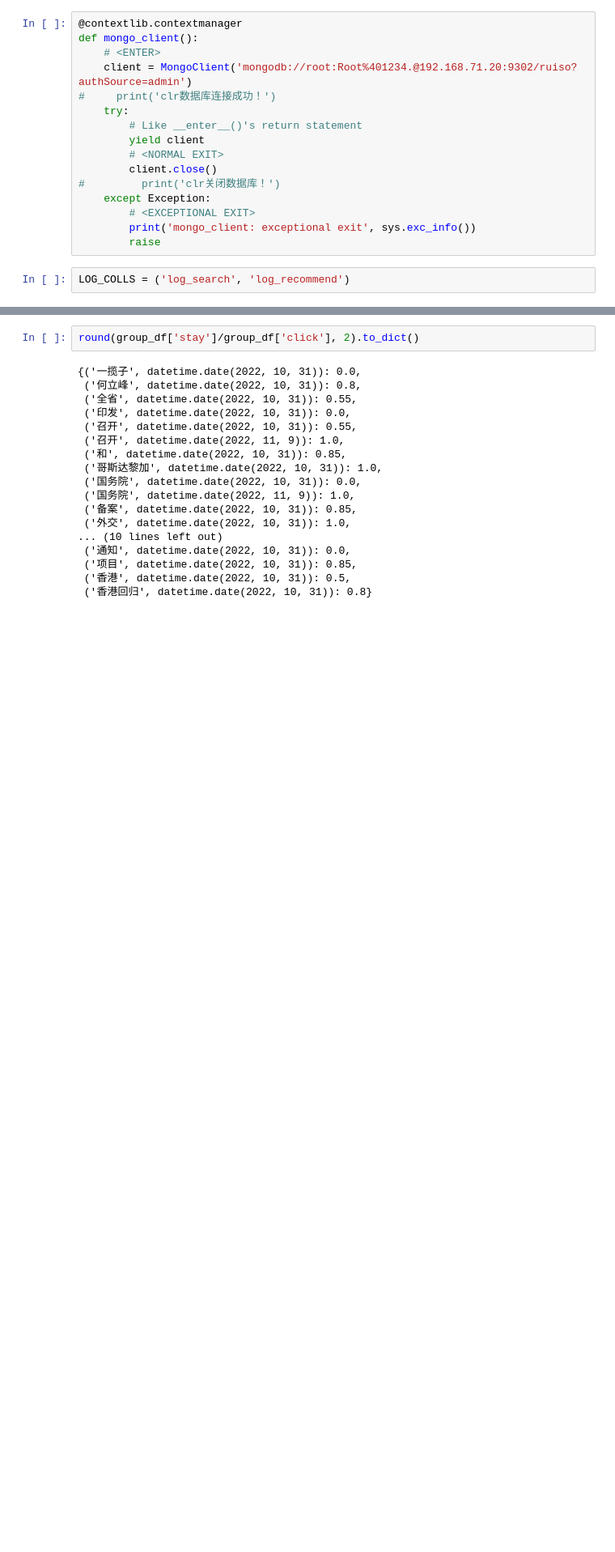
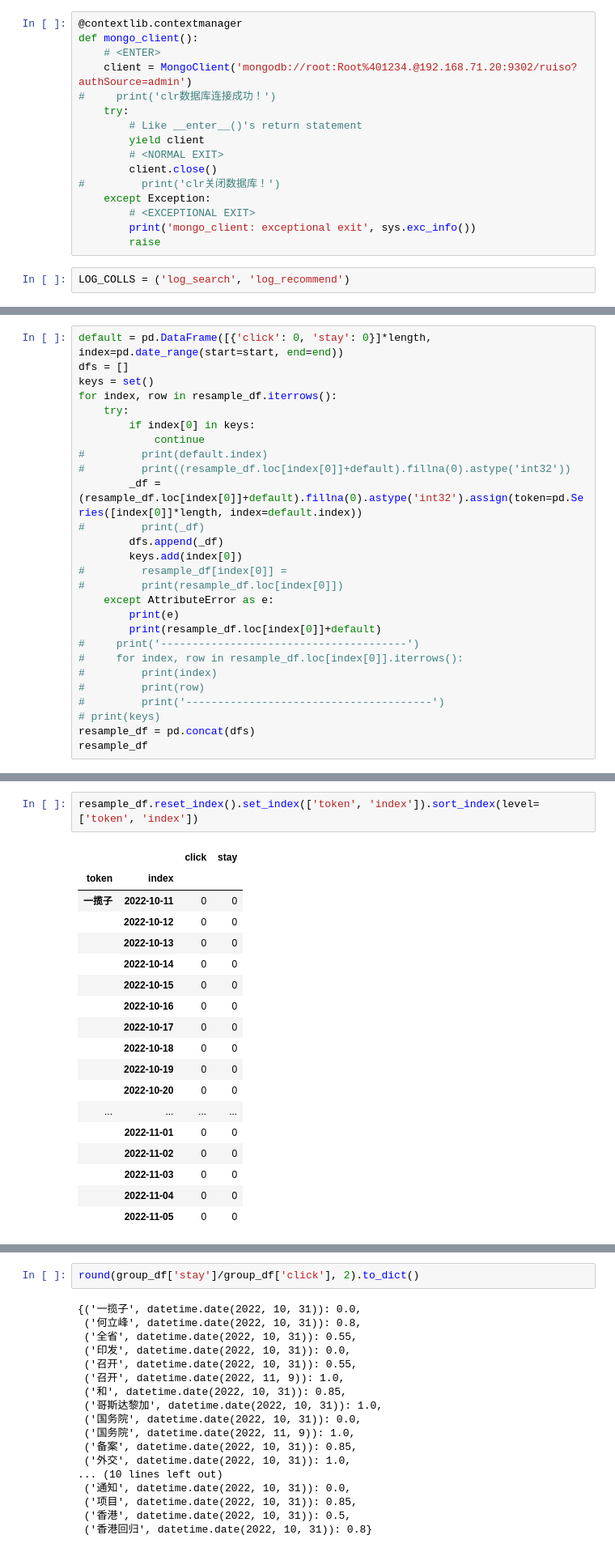
Before and after one commit to ForeverDreamer/notes, a Jupyter notebook: pluralsight/pandas/ruiso/test.ipynb, the cells around one changed output, grey strips where cells are left out. Shown at 81% size. Drawn from its saved outputs; the diff is of its cells as text; blank space fills up the shorter version.

```diff
--- a/pluralsight/pandas/ruiso/test.ipynb
+++ b/pluralsight/pandas/ruiso/test.ipynb
@@ -93,0 +92,27 @@ df
+# %%
+default = pd.DataFrame([{'click': 0, 'stay': 0}]*length, index=pd.date_range(start=start, end=end))
+dfs = []
+keys = set()
+for index, row in resample_df.iterrows():
+    try:
+        if index[0] in keys:
+            continue
+#         print(default.index)
+#         print((resample_df.loc[index[0]]+default).fillna(0).astype('int32'))
+        _df = (resample_df.loc[index[0]]+default).fillna(0).astype('int32').assign(token=pd.Series([index[0]]*length, index=default.index))
+#         print(_df)
+        dfs.append(_df)
+        keys.add(index[0])
+#         resample_df[index[0]] =
+#         print(resample_df.loc[index[0]])
+    except AttributeError as e:
+        print(e)
+        print(resample_df.loc[index[0]]+default)
+#     print('---------------------------------------')
+#     for index, row in resample_df.loc[index[0]].iterrows():
+#         print(index)
+#         print(row)
+#         print('---------------------------------------')
+# print(keys)
+resample_df = pd.concat(dfs)
+resample_df
@@ -93,0 +137,21 @@ df
+# %%
+resample_df.reset_index().set_index(['token', 'index']).sort_index(level=['token', 'index'])
+# %% [output]
+|  |  | click | stay |
+| token | index |  |  |
+| 一揽子 | 2022-10-11 | 0 | 0 |
+|  | 2022-10-12 | 0 | 0 |
+|  | 2022-10-13 | 0 | 0 |
+|  | 2022-10-14 | 0 | 0 |
+|  | 2022-10-15 | 0 | 0 |
+|  | 2022-10-16 | 0 | 0 |
+|  | 2022-10-17 | 0 | 0 |
+|  | 2022-10-18 | 0 | 0 |
+|  | 2022-10-19 | 0 | 0 |
+|  | 2022-10-20 | 0 | 0 |
+| ... | ... | ... | ... |
+|  | 2022-11-01 | 0 | 0 |
+|  | 2022-11-02 | 0 | 0 |
+|  | 2022-11-03 | 0 | 0 |
+|  | 2022-11-04 | 0 | 0 |
+|  | 2022-11-05 | 0 | 0 |
```
Also changed, not shown: parts of 19 cells of this notebook, 2 other files.
